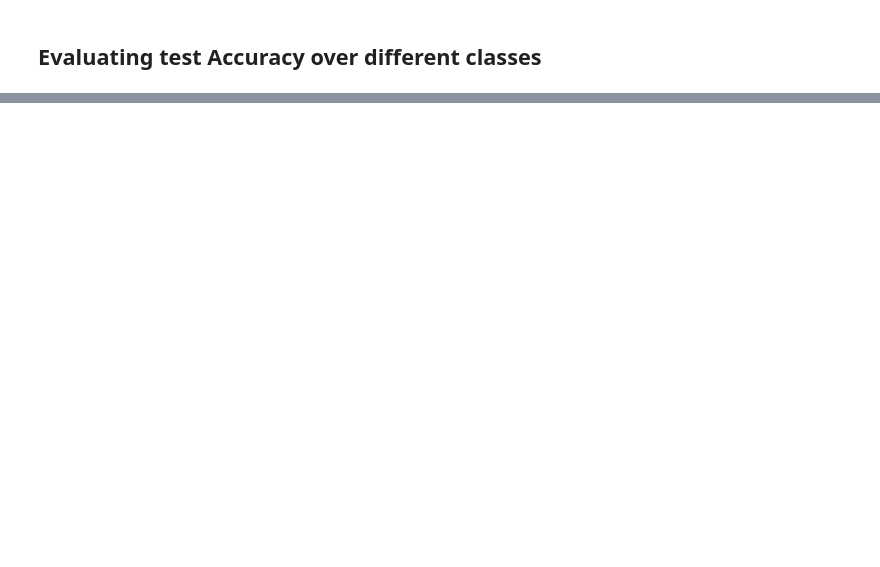
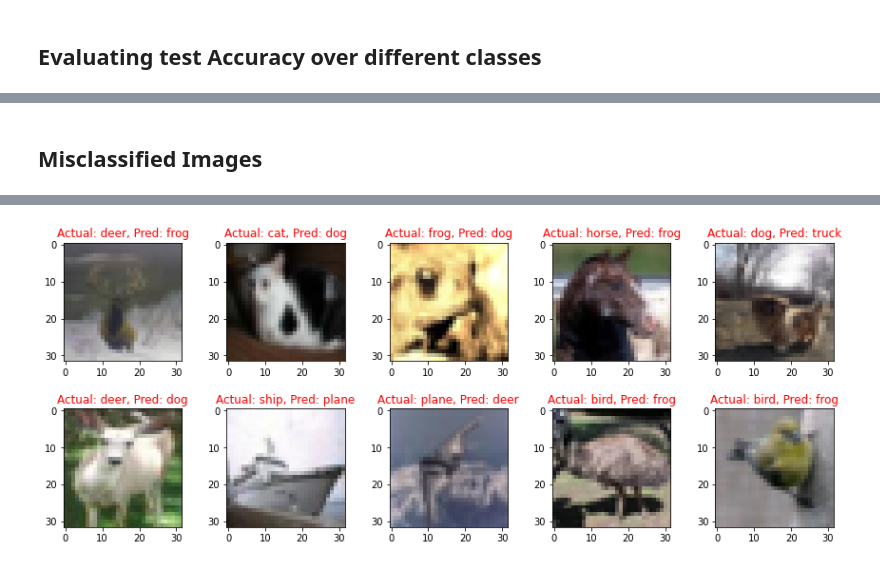
Before and after one commit to sujitojha1/EVA8, a Jupyter notebook: Session6/EVA8_S6_CIFAR10.ipynb, the cells around one changed output, grey strips where cells are left out. Saved outputs shown, nothing was run; the diff lists cells and outputs as text; code cells hidden in the pictures; blank space fills up the shorter version.

```diff
--- a/Session6/EVA8_S6_CIFAR10.ipynb
+++ b/Session6/EVA8_S6_CIFAR10.ipynb
@@ -219,0 +219,6 @@ Accuracy of truck : 93 %
+# %% [markdown]
+## Misclassified Images
+# %%
+from utils import plot_misclassified_images
+plot_misclassified_images(net, testloader, classes, device)
+# %% [output]
@@ -219,0 +227 @@ Accuracy of truck : 93 %
+[figure, added]
```
Also changed, not shown: parts of 13 cells of this notebook.
